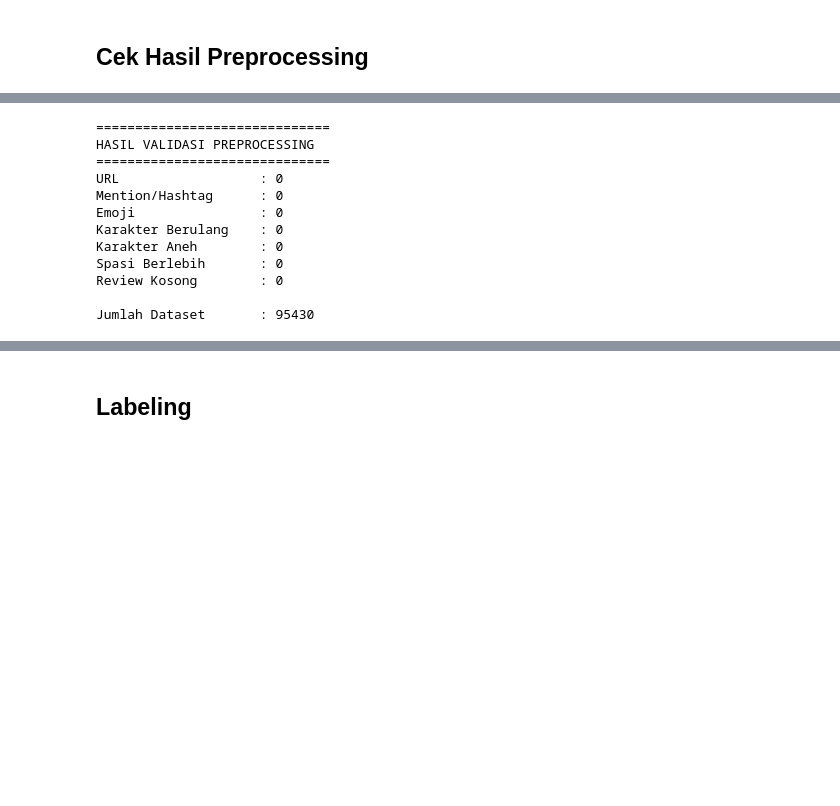
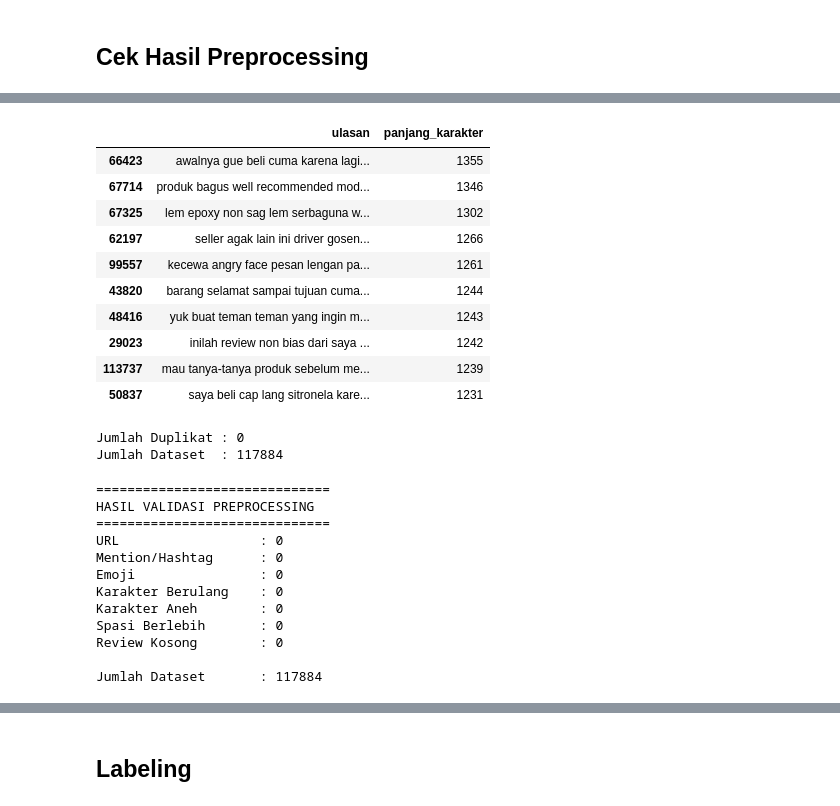
Before and after one commit to putriipuspita/Capstone-PJK-GM056, a Jupyter notebook: model/analisissentimen.ipynb, the cells around one changed output, grey strips where cells are left out. Cells and saved outputs as stored; diff of their text form; code cells hidden in the pictures; blank space fills up the shorter version.

```diff
--- a/model/analisissentimen.ipynb
+++ b/model/analisissentimen.ipynb
@@ -366,13 +369,41 @@ Jumlah Dataset       : 95537
+# %%
+# Menghapus Kata Yang Panjang dan Berulang
+dataset = dataset[dataset['ulasan'].str.len() < 1400]
+
+display(
+    pd.DataFrame({
+        'ulasan': dataset['ulasan'],
+        'panjang_karakter': dataset['ulasan'].str.len()
+    })
+    .sort_values('panjang_karakter', ascending=False)
+    .head(10)
+)
+# %% [output]
+|  | ulasan | panjang_karakter |
+| 66423 | awalnya gue beli cuma karena lagi... | 1355 |
+| 67714 | produk bagus well recommended mod... | 1346 |
+| 67325 | lem epoxy non sag lem serbaguna w... | 1302 |
+| 62197 | seller agak lain ini driver gosen... | 1266 |
+| 99557 | kecewa angry face pesan lengan pa... | 1261 |
+| 43820 | barang selamat sampai tujuan cuma... | 1244 |
+| 48416 | yuk buat teman teman yang ingin m... | 1243 |
+| 29023 | inilah review non bias dari saya ... | 1242 |
+| 113737 | mau tanya-tanya produk sebelum me... | 1239 |
+| 50837 | saya beli cap lang sitronela kare... | 1231 |
+# %%
+# Mengecek Isi Dataset
+print(f'Jumlah Duplikat : {dataset.duplicated().sum()}')
+print(f'Jumlah Null     : \n{dataset.isna().sum()}')
+print(f"Jumlah Data Kosong : {(dataset['ulasan'].str.strip() == ' ').sum()}")
+
+# Menghapus Data Duplikat
+dataset = dataset.drop_duplicates()
+print(f'Jumlah Duplikat : {dataset.duplicated().sum()}')
+print(f'Jumlah Dataset  : {len(dataset)}')
+# %% [output]
+Jumlah Duplikat : 0
+Jumlah Dataset  : 117884
 # %%
-# Hapus review kosong
-dataset = dataset[
-    dataset['ulasan'].str.strip() != ''
-]
-
-# Rapikan index
-dataset.reset_index(drop=True, inplace=True)
-
-# Cek Hasil
 cek_hasil_preprocessing(dataset)
 # %% [output]
 ==============================
@@ -386,4 +417,4 @@ Karakter Aneh        : 0
 Spasi Berlebih       : 0
 Review Kosong        : 0
 
-Jumlah Dataset       : 95430
+Jumlah Dataset       : 117884
```
Also changed, not shown: parts of 14 cells of this notebook.
